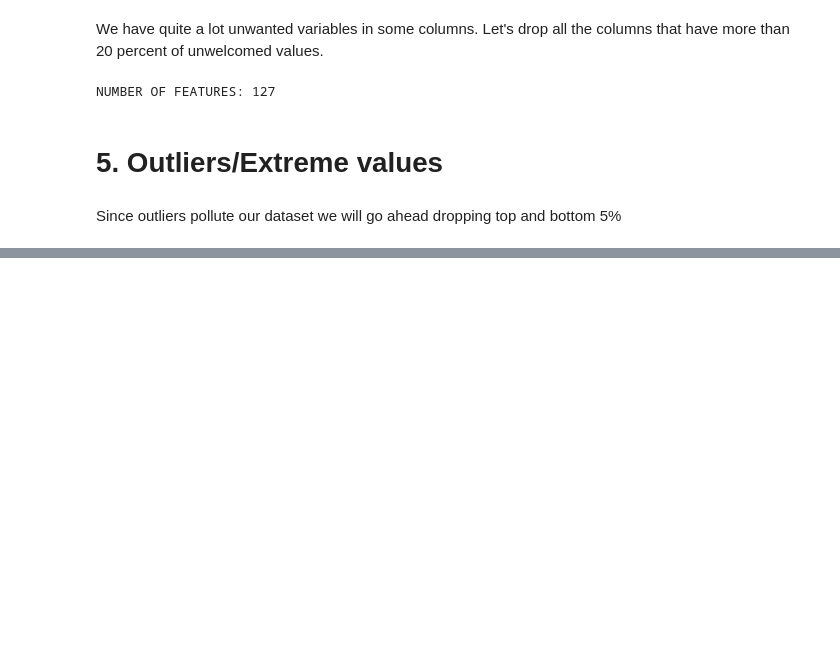
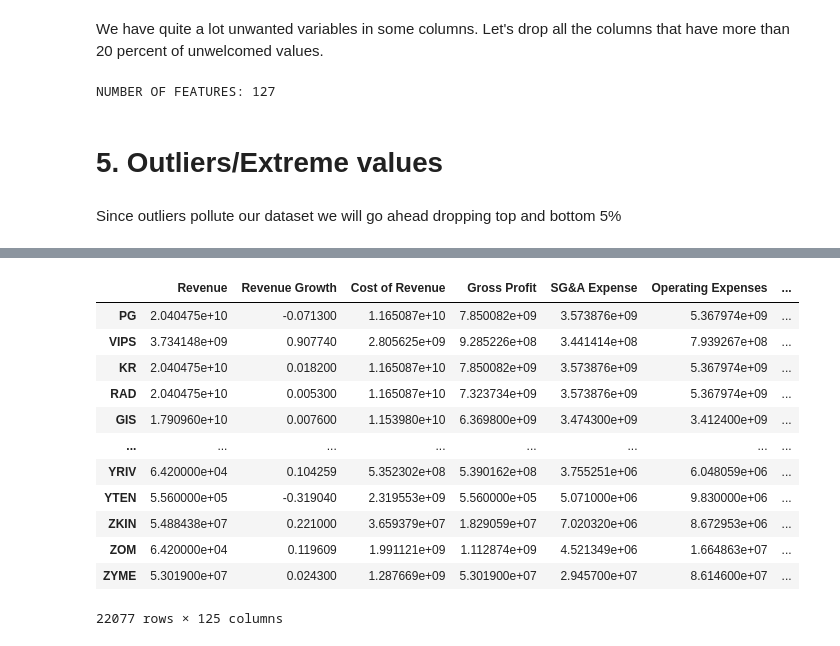
Before and after one commit to frheus/ML_Finance, a Jupyter notebook: test.ipynb, the cells around one changed output, grey strips where cells are left out. Saved outputs shown, nothing was run; the diff lists cells and outputs as text; code cells hidden in the pictures; blank space fills up the shorter version.

```diff
--- a/test.ipynb
+++ b/test.ipynb
@@ -343,0 +386,16 @@ df = df.mask(outliers_low, low_quantiles, axis=1)
+# %%
+df_no_sector
+# %% [output]
+|  | Revenue | Revenue Growth | Cost of Revenue | Gross Profit | SG&A Expense | Operating Expenses | ... |
+| PG | 2.040475e+10 | -0.071300 | 1.165087e+10 | 7.850082e+09 | 3.573876e+09 | 5.367974e+09 | ... |
+| VIPS | 3.734148e+09 | 0.907740 | 2.805625e+09 | 9.285226e+08 | 3.441414e+08 | 7.939267e+08 | ... |
+| KR | 2.040475e+10 | 0.018200 | 1.165087e+10 | 7.850082e+09 | 3.573876e+09 | 5.367974e+09 | ... |
+| RAD | 2.040475e+10 | 0.005300 | 1.165087e+10 | 7.323734e+09 | 3.573876e+09 | 5.367974e+09 | ... |
+| GIS | 1.790960e+10 | 0.007600 | 1.153980e+10 | 6.369800e+09 | 3.474300e+09 | 3.412400e+09 | ... |
+| ... | ... | ... | ... | ... | ... | ... | ... |
+| YRIV | 6.420000e+04 | 0.104259 | 5.352302e+08 | 5.390162e+08 | 3.755251e+06 | 6.048059e+06 | ... |
+| YTEN | 5.560000e+05 | -0.319040 | 2.319553e+09 | 5.560000e+05 | 5.071000e+06 | 9.830000e+06 | ... |
+| ZKIN | 5.488438e+07 | 0.221000 | 3.659379e+07 | 1.829059e+07 | 7.020320e+06 | 8.672953e+06 | ... |
+| ZOM | 6.420000e+04 | 0.119609 | 1.991121e+09 | 1.112874e+09 | 4.521349e+06 | 1.664863e+07 | ... |
+| ZYME | 5.301900e+07 | 0.024300 | 1.287669e+09 | 5.301900e+07 | 2.945700e+07 | 8.614600e+07 | ... |
+22077 rows × 125 columns
```
Also changed, not shown: parts of 6 cells of this notebook.
